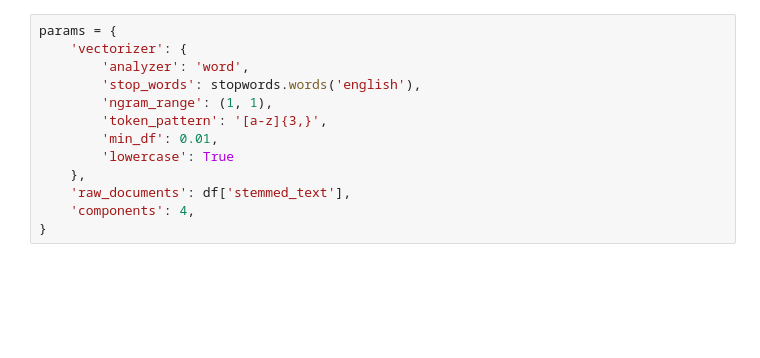
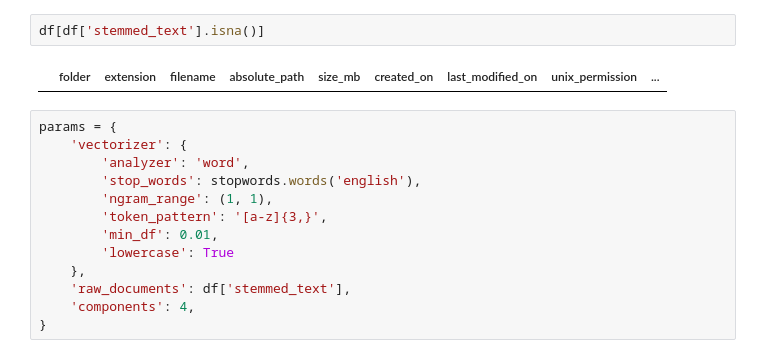
Before and after one commit to sizigia/controlledchaos, a Jupyter notebook: notebooks/4_Topic_Modeling.ipynb, the cells around one changed output. Cells and saved outputs as stored; diff of their text form; blank space fills up the shorter version.

```diff
--- a/notebooks/4_Topic_Modeling.ipynb
+++ b/notebooks/4_Topic_Modeling.ipynb
@@ -12,3 +40,7 @@ df = df.read_csv('../data/lem_stem_text.csv')
+# %%
+df[df['stemmed_text'].isna()]
+# %% [output]
+|  | folder | extension | filename | absolute_path | size_mb | created_on | last_modified_on | unix_permission | ... |
 # %%
 params = {
     'vectorizer': {
```
Also changed, not shown: parts of 14 cells of this notebook, 24 other files.
